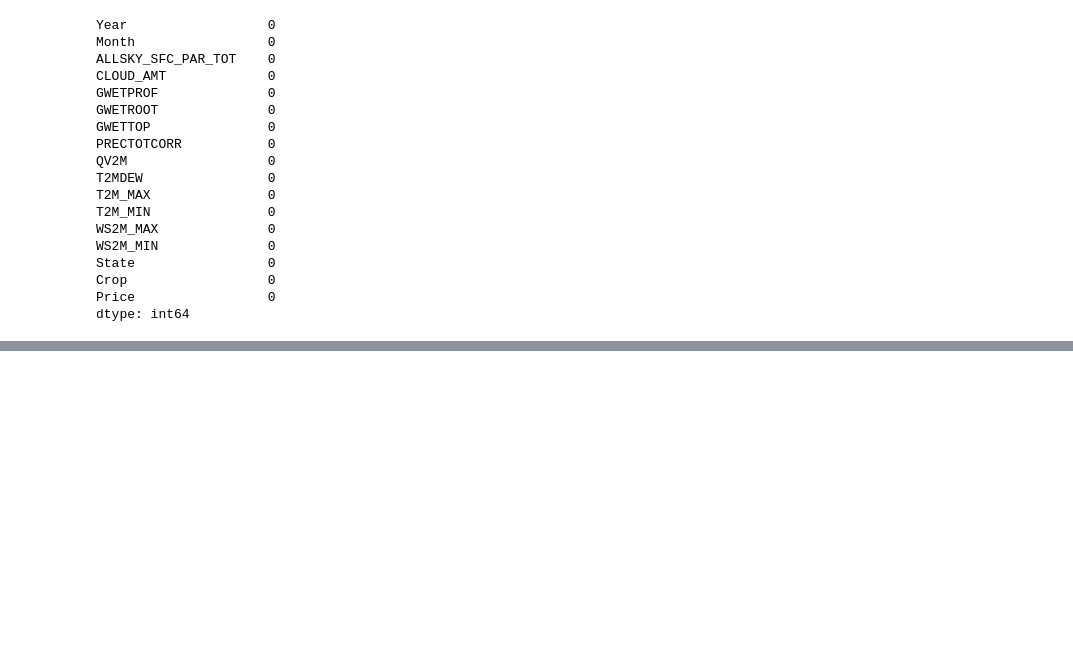
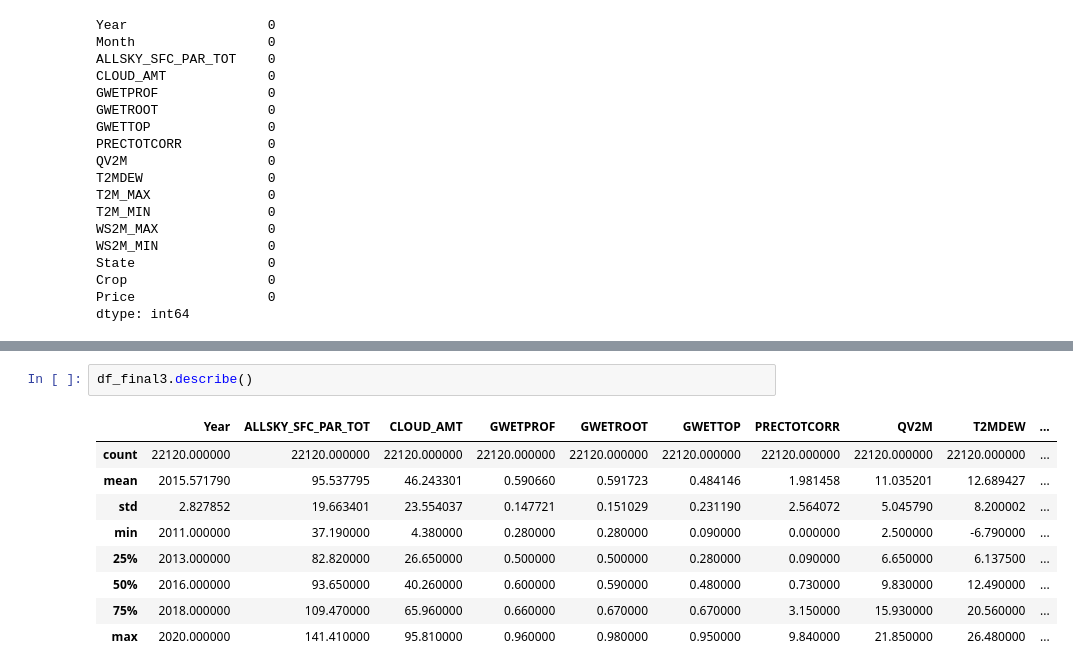
Before and after one commit to gkakani1/GOUTHAM-DATA606, a Jupyter notebook: Code/EDA/final_Datasets_EDA/final_Combined_Dataset.ipynb, the cells around one changed output, grey strips where cells are left out. Saved outputs shown, nothing was run; the diff lists cells and outputs as text; blank space fills up the shorter version.

```diff
--- a/Code/EDA/final_Datasets_EDA/final_Combined_Dataset.ipynb
+++ b/Code/EDA/final_Datasets_EDA/final_Combined_Dataset.ipynb
@@ -1001,0 +1072,12 @@ dtype: int64
+# %%
+df_final3.describe()
+# %% [output]
+|  | Year | ALLSKY_SFC_PAR_TOT | CLOUD_AMT | GWETPROF | GWETROOT | GWETTOP | PRECTOTCORR | QV2M | T2MDEW | ... |
+| count | 22120.000000 | 22120.000000 | 22120.000000 | 22120.000000 | 22120.000000 | 22120.000000 | 22120.000000 | 22120.000000 | 22120.000000 | ... |
+| mean | 2015.571790 | 95.537795 | 46.243301 | 0.590660 | 0.591723 | 0.484146 | 1.981458 | 11.035201 | 12.689427 | ... |
+| std | 2.827852 | 19.663401 | 23.554037 | 0.147721 | 0.151029 | 0.231190 | 2.564072 | 5.045790 | 8.200002 | ... |
+| min | 2011.000000 | 37.190000 | 4.380000 | 0.280000 | 0.280000 | 0.090000 | 0.000000 | 2.500000 | -6.790000 | ... |
+| 25% | 2013.000000 | 82.820000 | 26.650000 | 0.500000 | 0.500000 | 0.280000 | 0.090000 | 6.650000 | 6.137500 | ... |
+| 50% | 2016.000000 | 93.650000 | 40.260000 | 0.600000 | 0.590000 | 0.480000 | 0.730000 | 9.830000 | 12.490000 | ... |
+| 75% | 2018.000000 | 109.470000 | 65.960000 | 0.660000 | 0.670000 | 0.670000 | 3.150000 | 15.930000 | 20.560000 | ... |
+| max | 2020.000000 | 141.410000 | 95.810000 | 0.960000 | 0.980000 | 0.950000 | 9.840000 | 21.850000 | 26.480000 | ... |
```
Also changed, not shown: parts of 75 cells of this notebook.
